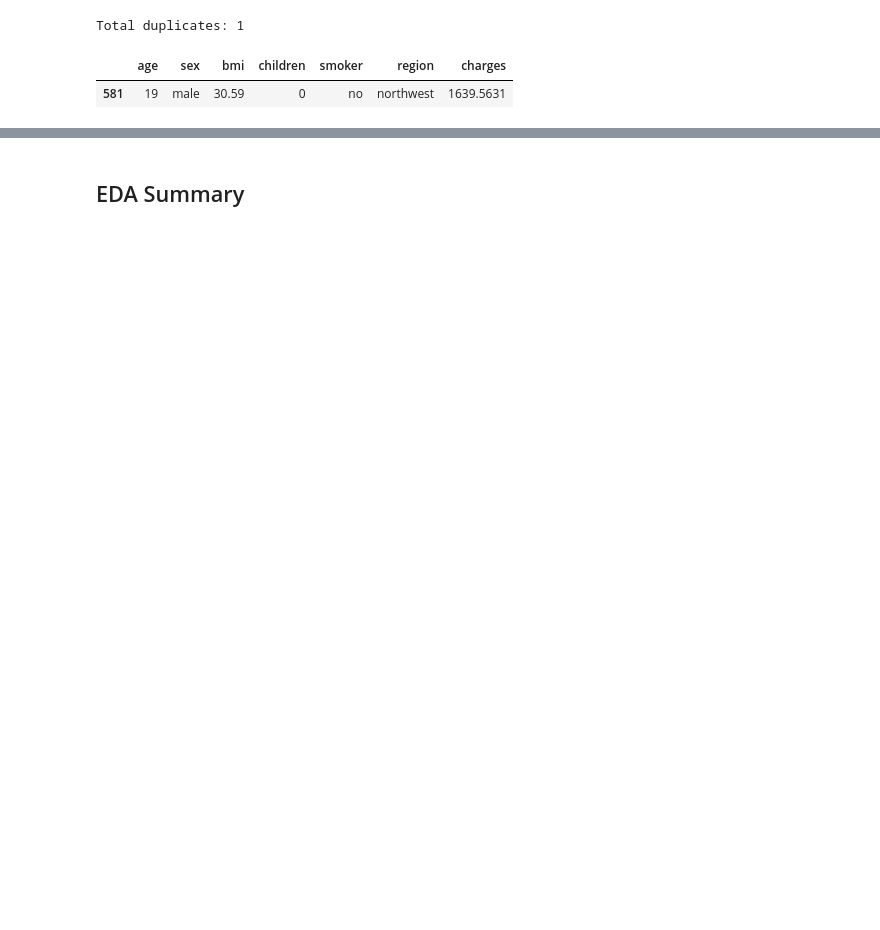
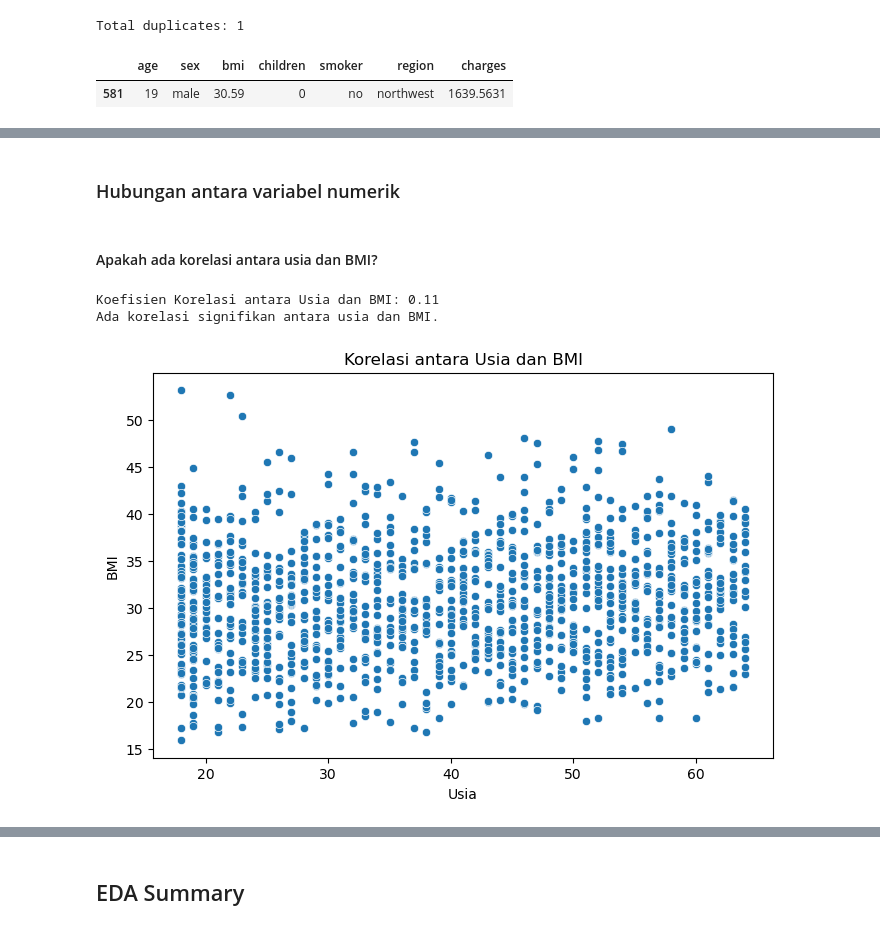
Before and after one commit to karenlontoh/p1_non_graded_challenge, a Jupyter notebook: non_graded_challenge.ipynb, the cells around one changed output, grey strips where cells are left out. Saved outputs shown, nothing was run; the diff lists cells and outputs as text; code cells hidden in the pictures; blank space fills up the shorter version.

```diff
--- a/non_graded_challenge.ipynb
+++ b/non_graded_challenge.ipynb
@@ -551,0 +595,24 @@ Total duplicates: 1
+# %% [markdown]
+### Hubungan antara variabel numerik
+# %% [markdown]
+#### Apakah ada korelasi antara usia dan BMI?
+# %%
+# Korelasi antara usia dan BMI
+corr_age_bmi, p_value_age_bmi = stats.pearsonr(df['age'], df['bmi'])
+print(f"Koefisien Korelasi antara Usia dan BMI: {corr_age_bmi:.2f}")
+if p_value_age_bmi < 0.05:
+    print("Ada korelasi signifikan antara usia dan BMI.")
+else:
+    print("Tidak ada korelasi signifikan antara usia dan BMI.")
+
+# Plot
+plt.figure(figsize=(8, 5))
+sns.scatterplot(x='age', y='bmi', data=df)
+plt.title('Korelasi antara Usia dan BMI')
+plt.xlabel('Usia')
+plt.ylabel('BMI')
+plt.show()
+# %% [output]
+Koefisien Korelasi antara Usia dan BMI: 0.11
+Ada korelasi signifikan antara usia dan BMI.
+[figure, added]
```
Also changed, not shown: parts of 74 cells of this notebook.
